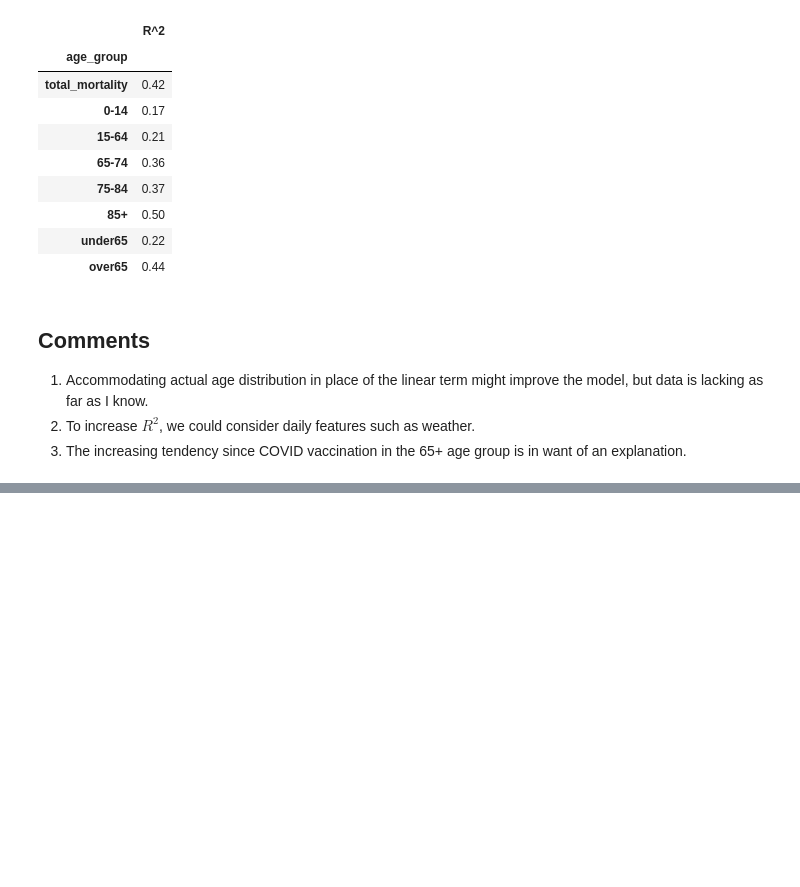
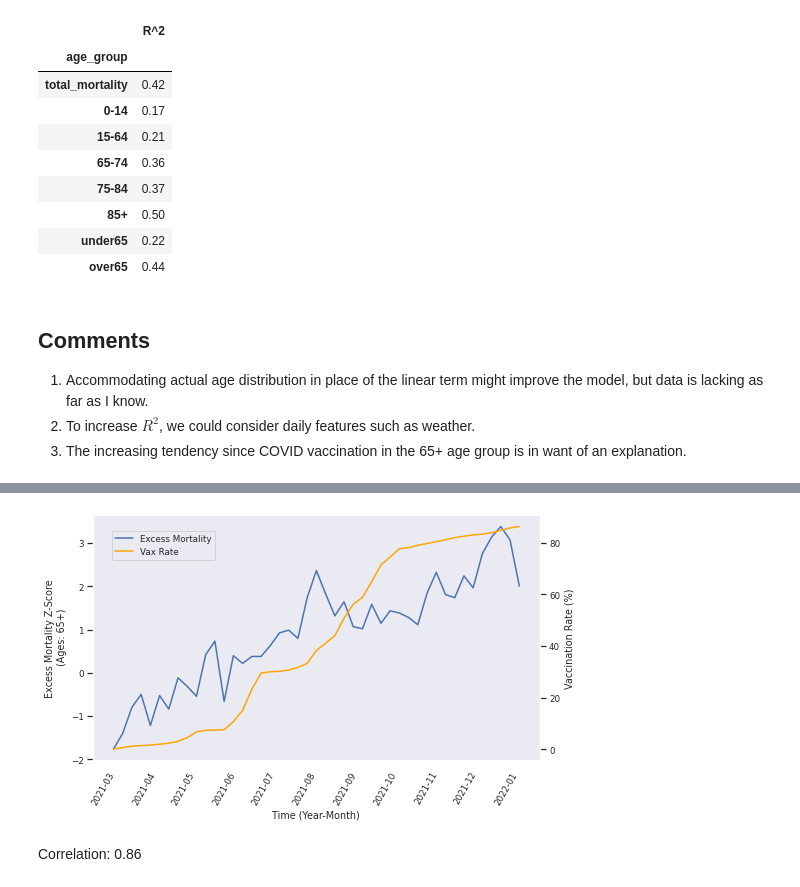
Before and after one commit to unifey/excess-mortality-ROK, a Jupyter notebook: excess-mortality-rok.ipynb, the cells around one changed output, grey strips where cells are left out. Saved outputs shown, nothing was run; the diff lists cells and outputs as text; code cells hidden in the pictures; blank space fills up the shorter version.

```diff
--- a/excess-mortality-rok.ipynb
+++ b/excess-mortality-rok.ipynb
@@ -342,0 +426,21 @@ display(dr2)
+# %%
+
+
+f = plt.figure(figsize=(8,5))
+
+ax1 = sns.lineplot(x=dg.index,y=dg['over65_res_z'])
+ax2 = plt.twinx()
+sns.lineplot(x=dg.index,y=dg['vax_rate'], ax=ax2, color='orange')
+
+f.autofmt_xdate(rotation=60)
+ax1.set_xlabel('Time (Year-Month)')
+ax1.set_ylabel('Excess Mortality Z-Score\n (Ages: 65+)')
+ax2.set_ylabel('Vaccination Rate (%)')
+
+f.legend(loc = "upper left", bbox_to_anchor=(0.15, 0.85)
+        ,labels=['Excess Mortality', 'Vax Rate'])
+plt.show()
+dmd('Correlation: '+str(round(dg.corr().iat[0,1],2)))
+# %% [output]
+[figure, added]
+Correlation: 0.86
```
Also changed, not shown: parts of 8 cells of this notebook.
